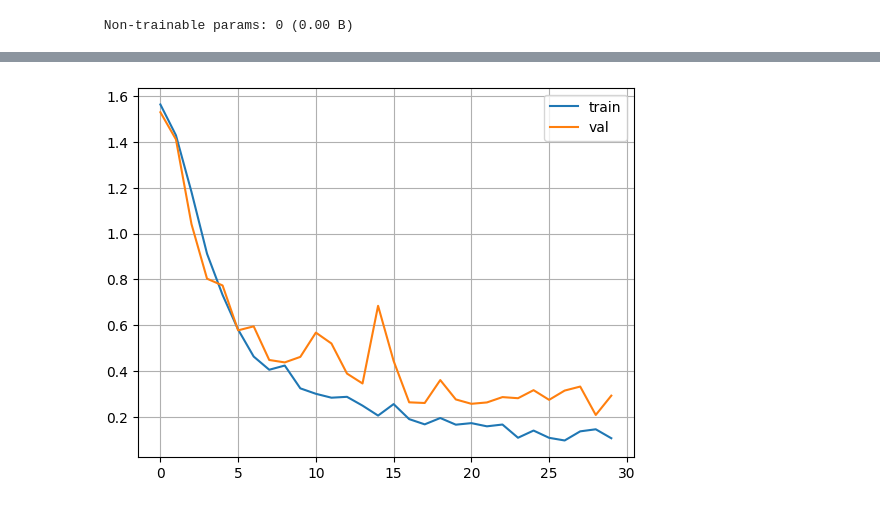
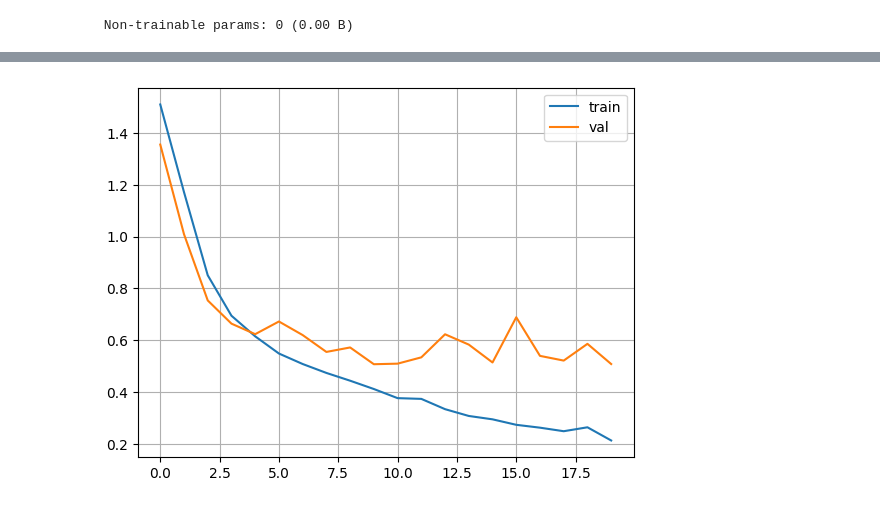
Before and after one commit to TMarszalek129/SpeechRecognition, a Jupyter notebook: SpeechRec.ipynb, the cells around one changed output, grey strips where cells are left out. Drawn from its saved outputs; the diff is of its cells as text; code cells hidden in the pictures.

```diff
--- a/SpeechRec.ipynb
+++ b/SpeechRec.ipynb
@@ -802,0 +851,2 @@ weighted avg       0.79      0.77      0.77       227
+# %%
+model = load_model('best_model_20.hdf5.keras')
@@ -869,7 +1158,16 @@ original_size = y.shape[0]
 # %%
 # Data augmentation HERE
-for i in range(original_size):
-    noise = np.random.randn(len(X[0])).reshape(-1, 1)
-    X = np.vstack([X, np.add(X[i], 0.01*noise)[None, :, :]])
-    y = np.vstack([y, y[i, :]])
+
+new_size = original_size * 2
+X_augmented = np.zeros((new_size, *X_train.shape[1:]))
+y_augmented = np.zeros((new_size, *y_train.shape[1:]))
+
+X_augmented[:original_size] = X_train
+y_augmented[:original_size] = y_train
+
+noise = 0.01 * np.random.randn(original_size, *X_train.shape[1:])
+X_augmented[original_size:] = X_train + noise
+y_augmented[original_size:] = y_train
+
+X_train, y_train = X_augmented, y_augmented
 # %%
@@ -888,7 +1186,15 @@ Audio: stop
 [interactive output not drawn]
 # %%
-for i in range(original_size):
-    shift = 1000
-    X = np.vstack([X, np.roll(X[i], shift)[None, :, :]])
-    y = np.vstack([y, y[i, :]])
+new_size = original_size * 3
+X_augmented = np.zeros((new_size, *X_train.shape[1:]))
+y_augmented = np.zeros((new_size, *y_train.shape[1:]))
+
+X_augmented[:2*original_size] = X_train
+y_augmented[:2*original_size] = y_train
+
+shift = 500
+X_augmented[original_size:] = np.roll(X_train, shift)
+y_augmented[original_size:] = y_train
+
+X_train, y_train = X_augmented, y_augmented
 # %%
@@ -907,6 +1213 @@ Audio: wow
 [interactive output not drawn]
-# %%
-X_train, X_val, y_train, y_val = train_test_split(X, y, test_size=0.2, random_state=777, shuffle=True)
-
-print("X_train len", len(X_train))
-print("X_val len", len(X_val))
@@ -1003,12 +1301,13 @@ Epoch 30: val_accuracy did not improve from 0.93235
 # %%
+epochs = 20
 plt.figure()
-plt.plot(range(num_epoch),history.history['loss'], label='train')
-plt.plot(range(num_epoch),history.history['val_loss'], label='val')
+plt.plot(range(epochs),history.history['loss'], label='train')
+plt.plot(range(epochs),history.history['val_loss'], label='val')
 plt.legend()
 plt.grid()
 plt.show()
 # %% [output]
-[figure, old version]
+[figure, new version]
 # %%
 model = load_model('best_model_aug.hdf5.keras')
 # %%
```
Also changed, not shown: parts of 130 cells of this notebook.
